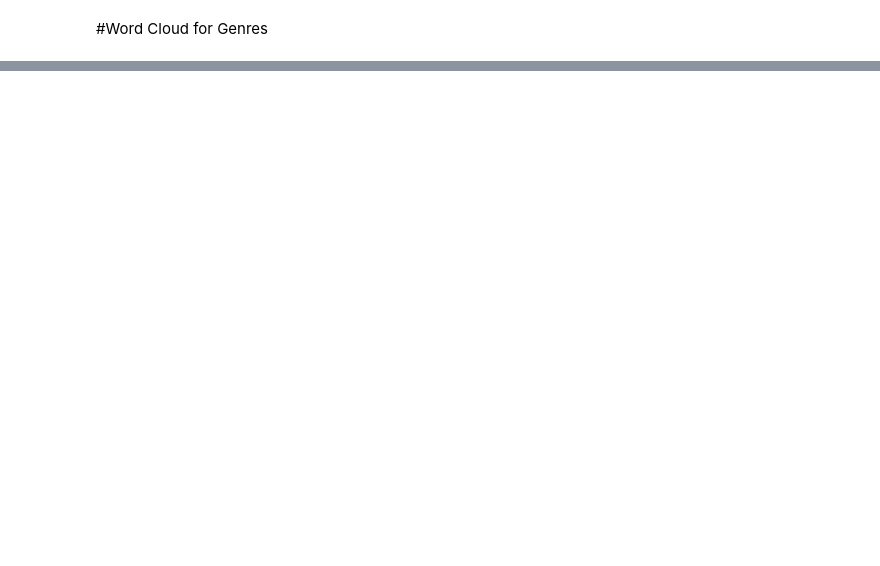
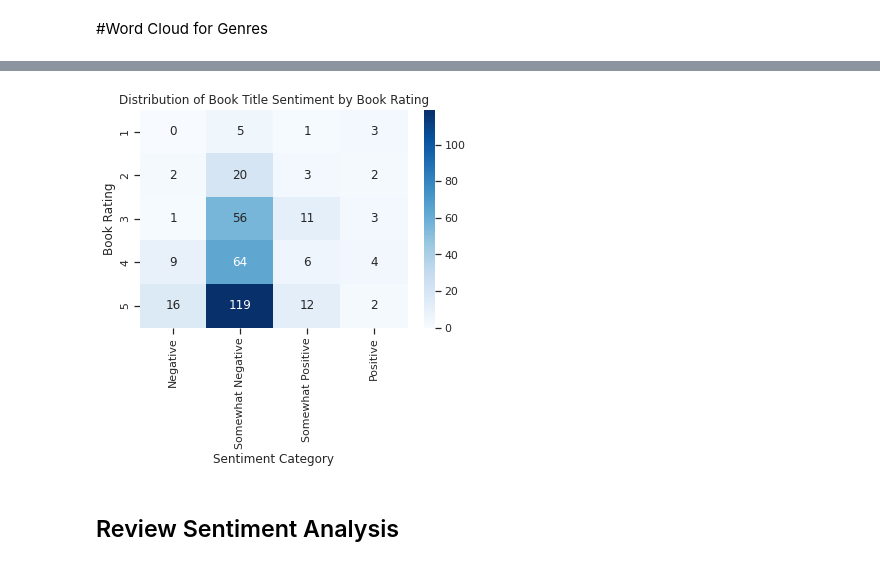
Before and after one commit to DrKenReid/GoodReads-Analysis, a Jupyter notebook: GoodReads_Analysis.ipynb, the cells around one changed output, grey strips where cells are left out. Cells and saved outputs as stored; diff of their text form; code cells hidden in the pictures; blank space fills up the shorter version.

Commit message:
Added sentiment analysis.

```diff
--- a/GoodReads_Analysis.ipynb
+++ b/GoodReads_Analysis.ipynb
@@ -1775,0 +1806,28 @@ plt.show()
+# %%
+# Create a dataframe with sentiment score, book rating, and count
+df = pd.DataFrame({'Sentiment': sentiment_scores,
+                   'Rating': read_bookshelf['my_rating'],
+                   'Count': 1})
+
+# Bin the sentiment scores into categories
+df['Sentiment Category'] = pd.cut(df['Sentiment'], bins=[-1, -0.5, 0, 0.5, 1],
+                                  labels=['Negative', 'Somewhat Negative', 'Somewhat Positive', 'Positive'])
+
+# Group by rating and sentiment category to get the count for each combination
+df_agg = df.groupby(['Rating', 'Sentiment Category']).agg({'Count': 'sum'}).reset_index()
+
+# Reshape the data to wide format for plotting
+heatmap_data = df_agg.pivot('Rating', 'Sentiment Category', 'Count')
+
+# Create the heatmap
+sns.heatmap(heatmap_data, cmap='Blues', annot=True, fmt='d')
+
+# Set the axis labels and title
+plt.xlabel('Sentiment Category')
+plt.ylabel('Book Rating')
+plt.title('Distribution of Book Title Sentiment by Book Rating')
+plt.show()
+# %% [output]
+[figure, added]
+# %% [markdown]
+## Review Sentiment Analysis
```
Also changed, not shown: parts of 16 cells of this notebook.
